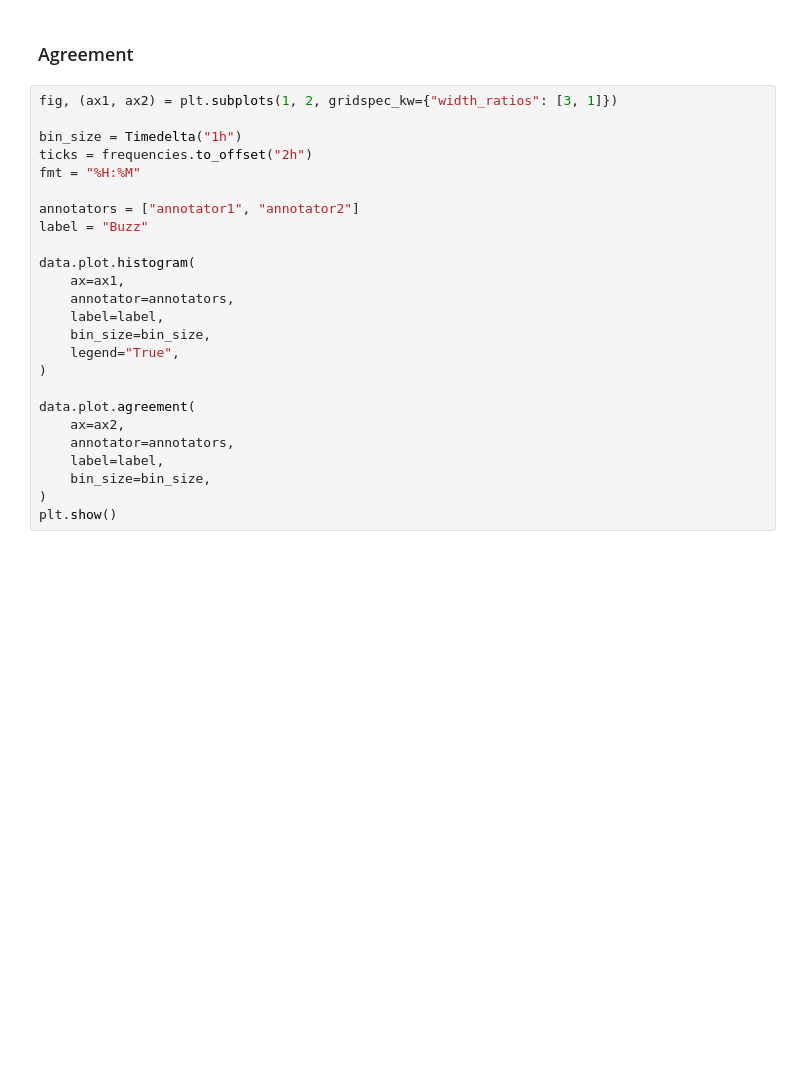
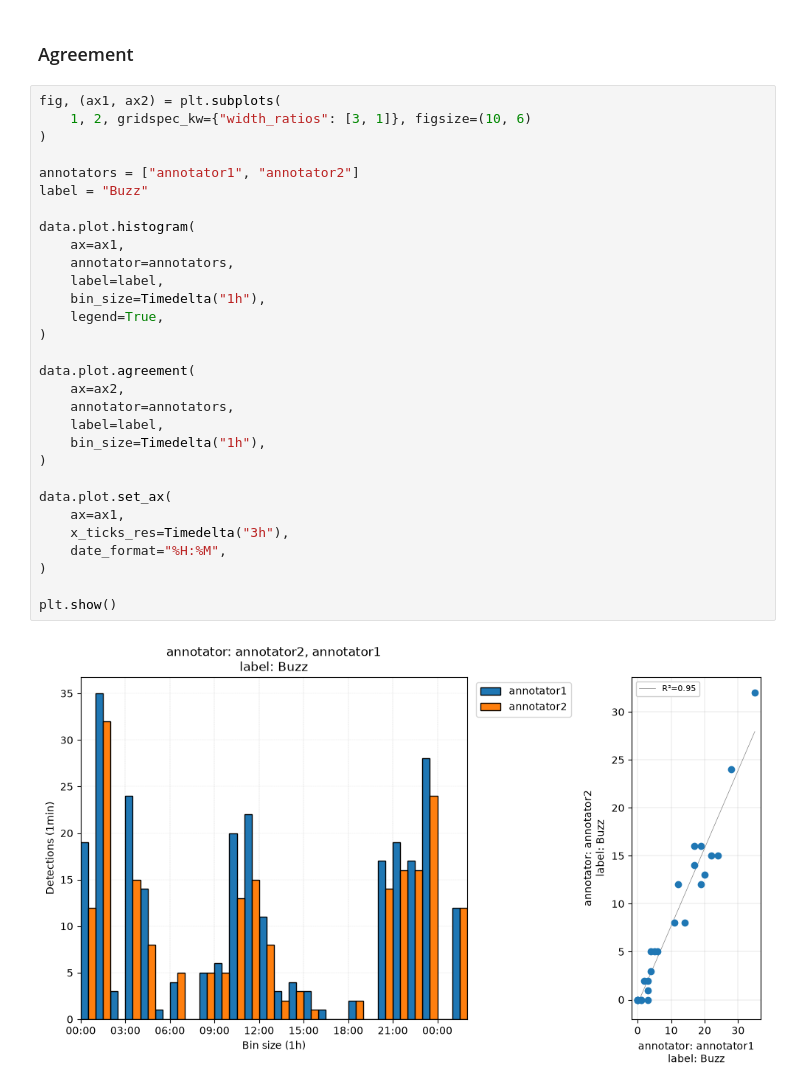
Before and after one commit to Project-OSmOSE/disclOSE, a Jupyter notebook: docs/source/example_HF.ipynb, the cells around one changed output. Cells and saved outputs as stored; diff of their text form; blank space fills up the shorter version.

```diff
--- a/docs/source/example_HF.ipynb
+++ b/docs/source/example_HF.ipynb
@@ -90,27 +121,34 @@ print(
 # %% [markdown]
 ### Agreement
-# %%
-fig, (ax1, ax2) = plt.subplots(1, 2, gridspec_kw={"width_ratios": [3, 1]})
-
-bin_size = Timedelta("1h")
-ticks = frequencies.to_offset("2h")
-fmt = "%H:%M"
-
-annotators = ["annotator1", "annotator2"]
-label = "Buzz"
-
-data.plot.histogram(
-    ax=ax1,
-    annotator=annotators,
-    label=label,
-    bin_size=bin_size,
-    legend="True",
-)
-
-data.plot.agreement(
-    ax=ax2,
-    annotator=annotators,
-    label=label,
-    bin_size=bin_size,
-)
-plt.show()
+# %%
+fig, (ax1, ax2) = plt.subplots(
+    1, 2, gridspec_kw={"width_ratios": [3, 1]}, figsize=(10, 6)
+)
+
+annotators = ["annotator1", "annotator2"]
+label = "Buzz"
+
+data.plot.histogram(
+    ax=ax1,
+    annotator=annotators,
+    label=label,
+    bin_size=Timedelta("1h"),
+    legend=True,
+)
+
+data.plot.agreement(
+    ax=ax2,
+    annotator=annotators,
+    label=label,
+    bin_size=Timedelta("1h"),
+)
+
+data.plot.set_ax(
+    ax=ax1,
+    x_ticks_res=Timedelta("3h"),
+    date_format="%H:%M",
+)
+
+plt.show()
+# %% [output]
+[figure, added]
```
Also changed, not shown: parts of 7 cells of this notebook, 13 other files.
